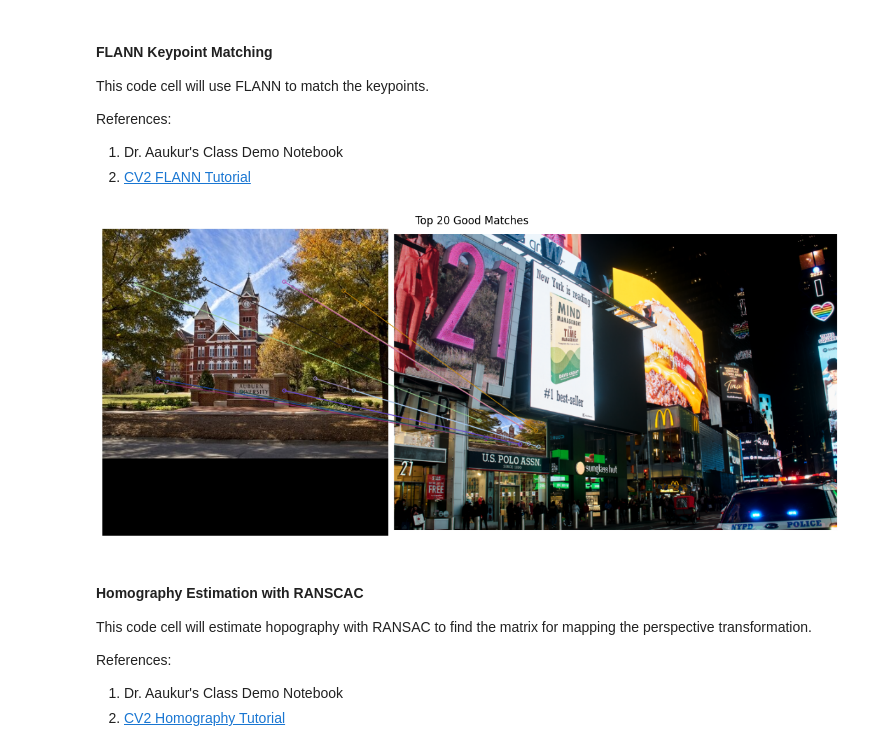
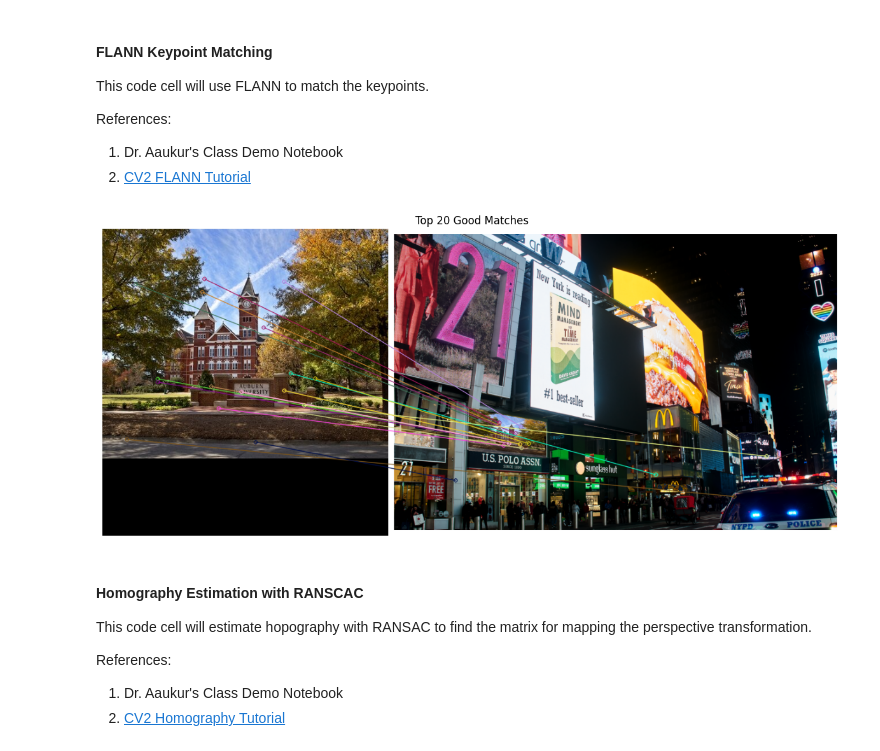
Before and after one commit to cmh02/COMP5970---Computer-Vision, a Jupyter notebook: Assignment 2 - Feature Manipulation/src/Assignment2_FeatureManipulation.ipynb, the cells around one changed output. Saved outputs shown, nothing was run; the diff lists cells and outputs as text; code cells hidden in the pictures.

```diff
--- a/Assignment 2 - Feature Manipulation/src/Assignment2_FeatureManipulation.ipynb
+++ b/Assignment 2 - Feature Manipulation/src/Assignment2_FeatureManipulation.ipynb
@@ -161,35 +161,35 @@ indexParameters = dict(algorithm=FLANN_INDEX_KDTREE, trees=5)
 searchParameters = dict(checks=50)
 
 # Create FLANN matcher and get matches for auburn and scene images
 flannMatcher = cv2.FlannBasedMatcher(indexParameters, searchParameters) # type: ignore
 matches = flannMatcher.knnMatch(descriptors_auburn, descriptors_scene, k=2)
 
 # Peform Lowe's ratio test to find good matches at the threshold
-loweRatioThreshold = 0.65
+loweRatioThreshold = 0.75
 goodMatchesFound = []
 for bestMatch, secondBestMatch in matches:
 
     # If the best match is better than second best then its a good match
     if bestMatch.distance < loweRatioThreshold * secondBestMatch.distance:
         goodMatchesFound.append(bestMatch)
 
 # Draw matches and display
 img_matches = cv2.drawMatches(
 	img1=imageRGB_auburn,
 	keypoints1=keypoints_auburn,
 	img2=imageRGB_scene,
 	keypoints2=keypoints_scene,
 	matches1to2=goodMatchesFound[:20],
 	outImg=None,
 	flags=2
     )
 plt.figure(figsize=(15, 10))
 plt.title("Top 20 Good Matches")
 plt.imshow(img_matches)
 plt.axis('off')
 plt.show()
 # %% [output]
-[figure, old version]
+[figure, new version]
 # %% [markdown]
 #### Homography Estimation with RANSCAC
 
```
Also changed, not shown: parts of 8 cells of this notebook.
